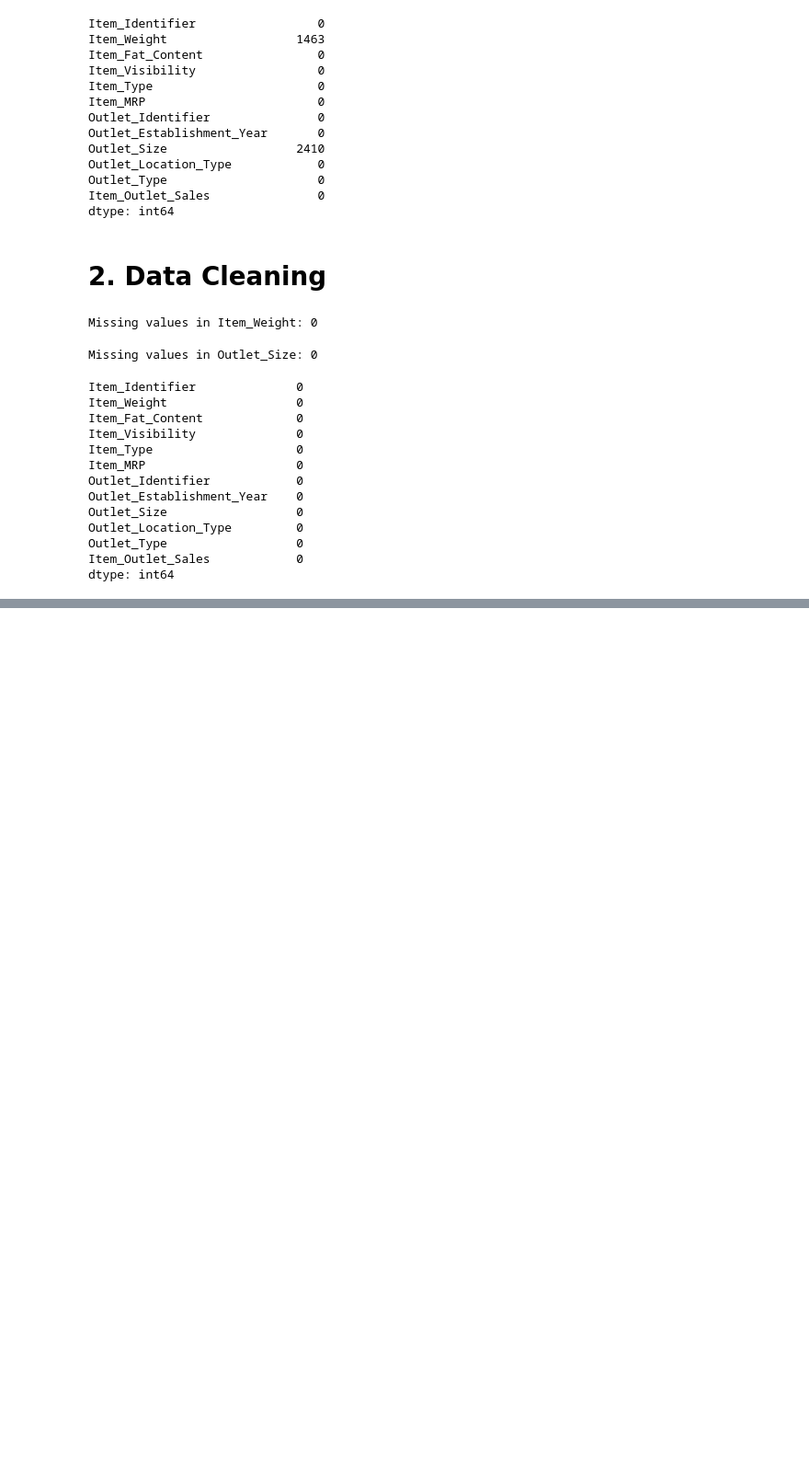
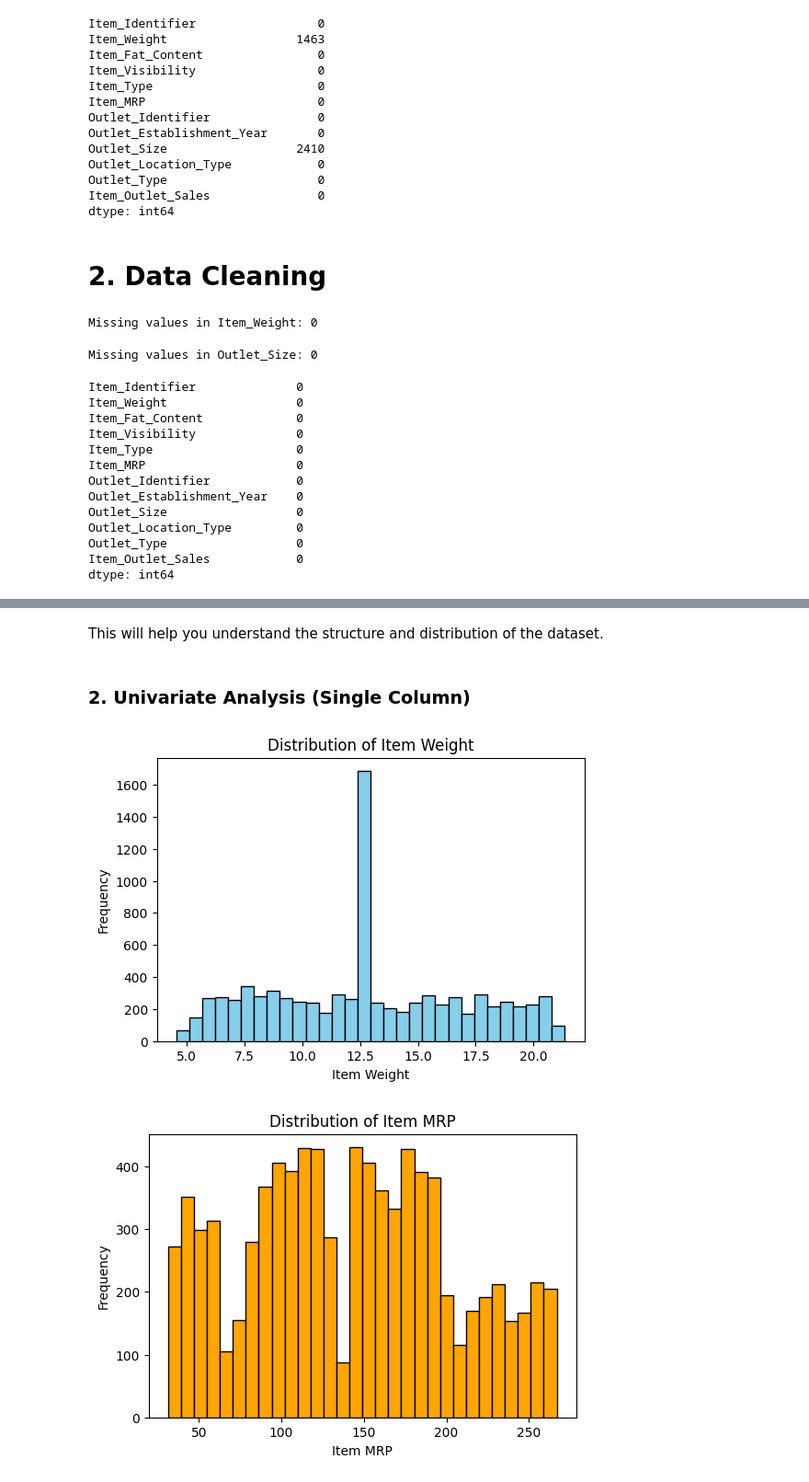
Before and after one commit to RaviVishwakrma/Blinkit_Sales_Analysis_Project, a Jupyter notebook: Blinkit_Sales_Analysis.ipynb, the cells around one changed output, grey strips where cells are left out. Shown at 92% size. Drawn from its saved outputs; the diff is of its cells as text; code cells hidden in the pictures; blank space fills up the shorter version.

```diff
--- a/Blinkit_Sales_Analysis.ipynb
+++ b/Blinkit_Sales_Analysis.ipynb
@@ -194,0 +159,23 @@ It helps us find strong or weak correlations between features.
+# %% [markdown]
+This will help you understand the structure and distribution of the dataset.
+# %% [markdown]
+### 2. Univariate Analysis (Single Column)
+# %%
+# Histogram for Item Weight
+plt.figure(figsize=(6,4))
+plt.hist(df['Item_Weight'], bins=30, color='skyblue', edgecolor='black')
+plt.title("Distribution of Item Weight")
+plt.xlabel("Item Weight")
+plt.ylabel("Frequency")
+plt.show()
+
+# Histogram for Item MRP
+plt.figure(figsize=(6,4))
+plt.hist(df['Item_MRP'], bins=30, color='orange', edgecolor='black')
+plt.title("Distribution of Item MRP")
+plt.xlabel("Item MRP")
+plt.ylabel("Frequency")
+plt.show()
+# %% [output]
+[figure, added]
+[figure, added]
```
Also changed, not shown: parts of 53 cells of this notebook.
